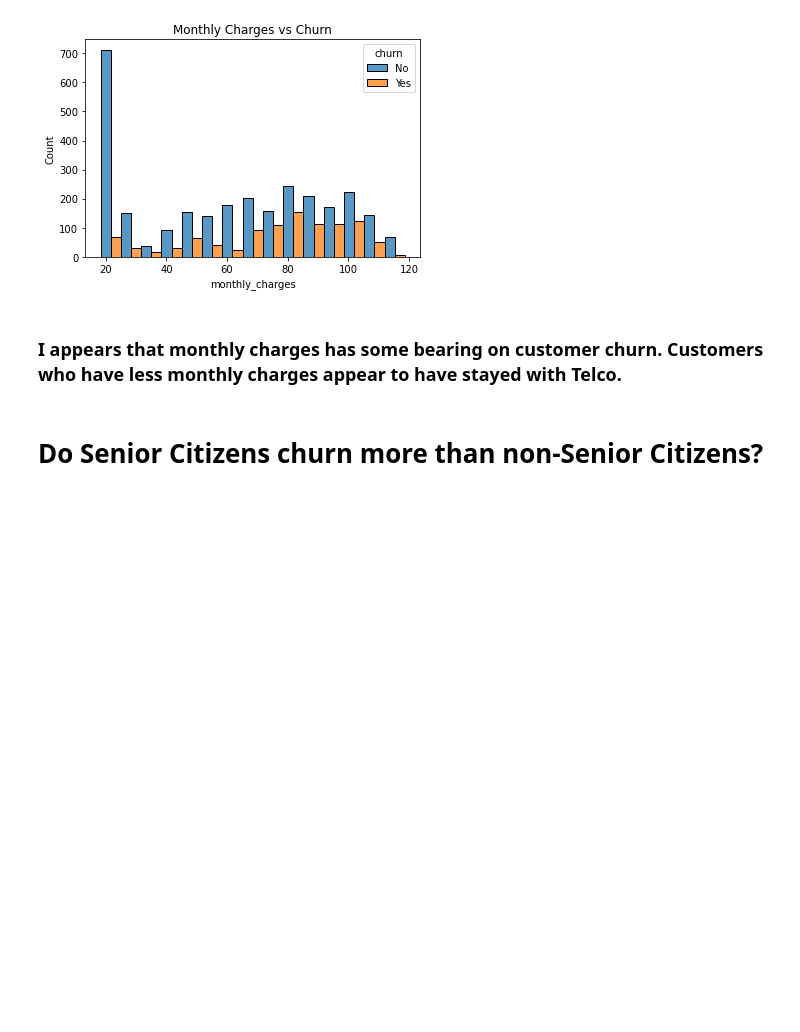
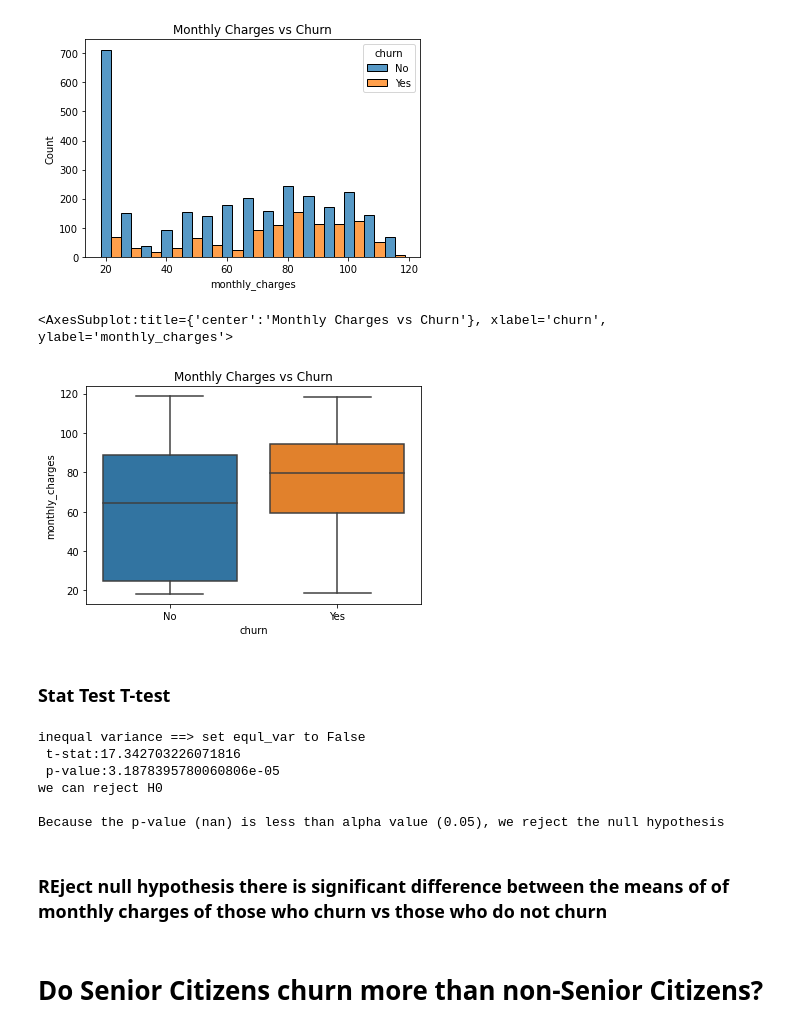
Before and after one commit to Yvette-Ibarra/classification-project, a Jupyter notebook: working_notebook.ipynb, the cells around one changed output. Saved outputs shown, nothing was run; the diff lists cells and outputs as text; code cells hidden in the pictures; blank space fills up the shorter version.

```diff
--- a/working_notebook.ipynb
+++ b/working_notebook.ipynb
@@ -161,7 +163,63 @@ sns.histplot(x='monthly_charges', data=train, hue='churn',multiple='dodge')
 # %% [output]
 <AxesSubplot:title={'center':'Monthly Charges vs Churn'}, xlabel='monthly_charges', ylabel='Count'>
 [figure]
-# %% [markdown]
-### I appears that monthly charges has some bearing on customer churn. Customers who have less monthly charges appear to have stayed with Telco.
+# %%
+plt.title('Monthly Charges vs Churn')
+sns.boxplot(y=train.monthly_charges, x=train.churn,
+            whis=np.inf
+           )
+# %% [output]
+<AxesSubplot:title={'center':'Monthly Charges vs Churn'}, xlabel='churn', ylabel='monthly_charges'>
+[figure, added]
+# %% [markdown]
+### Stat Test T-test
+# %%
+'''
+Hypothesis
+Does monthly charges have a relationship with churn?
+
+Variables:
+* monthly charges (continuous)
+* churn(discrete)
+
+Test: T-test two tail one sample scipy.stats.ttest_ind
+
+$H_0$: Mean tenure of Telco customers who churn == mean tenure of Telco customers who do not churn.
+
+$H_a$: Tean tenure of Telco customers who churn != mean tenure of Telco customers who do not churn.
+'''
+
+subset_churn =train[train.churn==1]
+subset_notchurn = train[train.churn ==0]
+
+# # stats Levene test - returns p value. small p-value means unequal variances
+stats.levene(subset_churn.monthly_charges, subset_notchurn.monthly_charges)
+
+# high p-value suggests that the populations have equal variances
+
+if pval < 0.05:
+    print('inequal variance ==> set equl_var to False')
+pval
+
+alpha = 0.05
+
+t_stat, p_val = stats.ttest_ind(subset_churn.monthly_charges, subset_notchurn.monthly_charges, equal_var = False)
+print(f' t-stat:{stat}')
+print(f' p-value:{pval}')
+
+if pval/2 < 0.05:
+    print('we can reject H0 ')
+
+print(f'''
+Because the p-value ({p_val}) is less than alpha value ({alpha}), we reject the null hypothesis''')
+# %% [output]
+inequal variance ==> set equl_var to False
+ t-stat:17.342703226071816
+ p-value:3.1878395780060806e-05
+we can reject H0
+
+Because the p-value (nan) is less than alpha value (0.05), we reject the null hypothesis
+# %% [markdown]
+### REject null hypothesis there is significant difference between the means of of monthly charges of those who churn vs those who do not churn
 # %% [markdown]
 #  Do Senior Citizens churn more than non-Senior Citizens?
```
Also changed, not shown: parts of 41 cells of this notebook.
